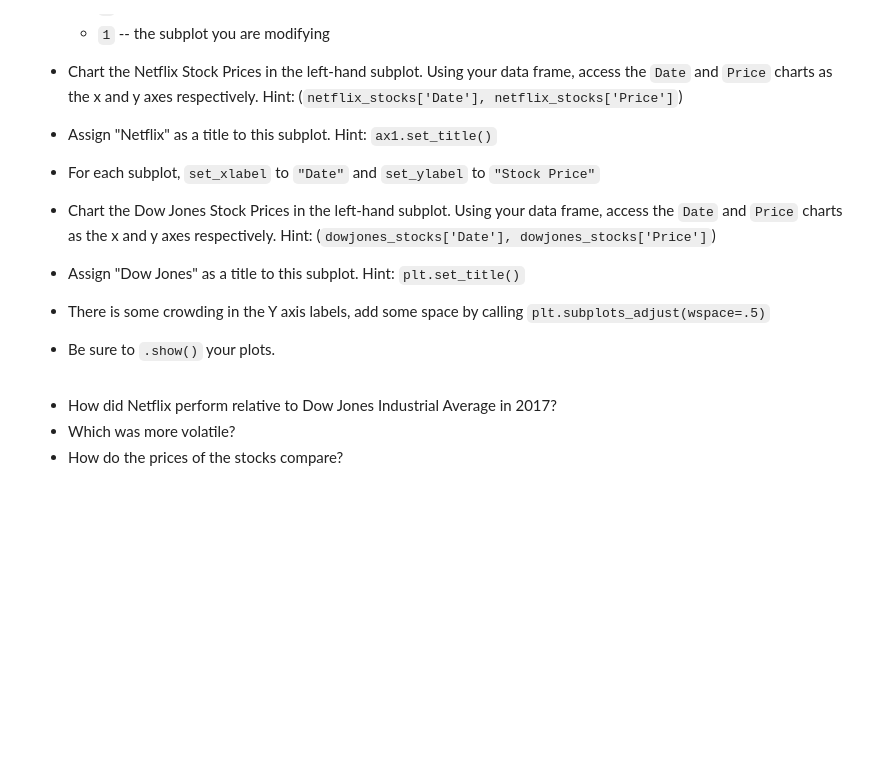
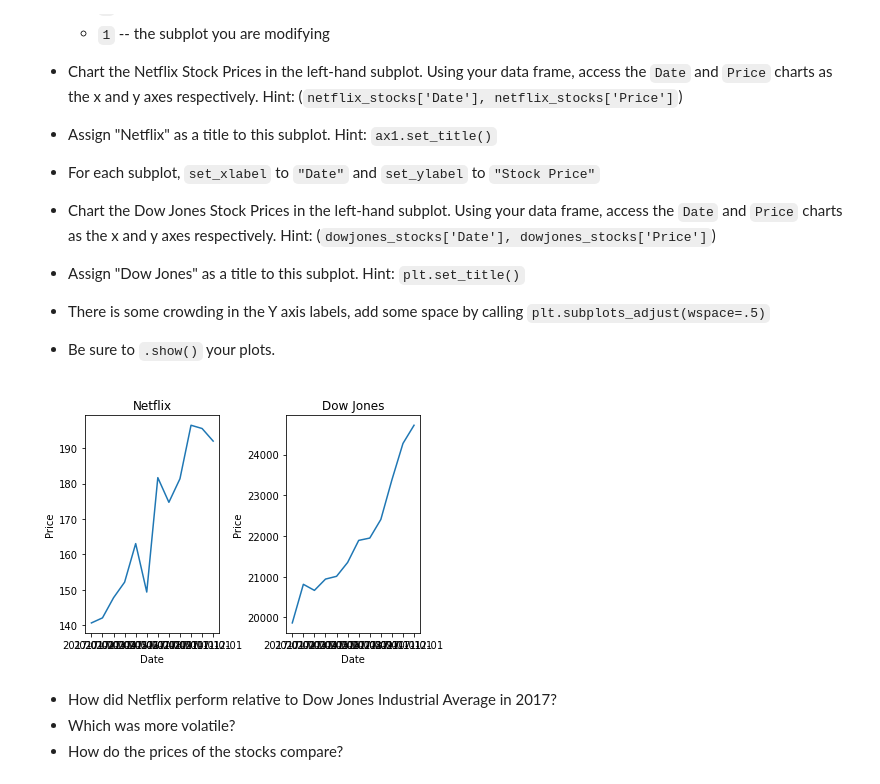
Before and after one commit to llcollett/codecademy-python, a Jupyter notebook: NetflixStocksCapstone/netflix_visualizations.ipynb, the cells around one changed output. Drawn from its saved outputs; the diff is of its cells as text; code cells hidden in the pictures; blank space fills up the shorter version.

Commit message:
finished netflix

```diff
--- a/NetflixStocksCapstone/netflix_visualizations.ipynb
+++ b/NetflixStocksCapstone/netflix_visualizations.ipynb
@@ -165,6 +165,7 @@ Do this for the Dow Jones and Netflix Quarterly pandas dataframes as well.
 Hint: Use [`.rename()`](https://pandas.pydata.org/pandas-docs/stable/generated/pandas.DataFrame.rename.html)).
 # %%
 netflix_stocks.rename(columns = {'Adj Close': 'Price'}, inplace = True)
+dowjones_stocks.rename(columns = {'Adj Close': 'Price'}, inplace = True)
 netflix_stocks_quarterly.rename(columns = {'Adj Close': 'Price'}, inplace = True)
 # %% [markdown]
 Run `netflix_stocks.head()` again to check your column name has changed.
@@ -353,13 +354,24 @@ Since `Price` which is the most relevant data is in the Y axis, let's map our su
 # %%
 # Left plot Netflix
 # ax1 = plt.subplot(total number rows, total number columns, index of subplot to modify)
-ax1 =
-
-
-
+ax1 = plt.subplot(1, 2, 1)
+ax1.plot(netflix_stocks['Date'], netflix_stocks['Price'])
+ax1.set_title("Netflix")
+ax1.set_xlabel("Date")
+ax1.set_ylabel("Price")
 
 # Right plot Dow Jones
 # ax2 = plt.subplot(total number rows, total number columns, index of subplot to modify)
+ax2 = plt.subplot(1, 2, 2)
+ax2.plot(dowjones_stocks['Date'], dowjones_stocks['Price'])
+ax2.set_title("Dow Jones")
+ax2.set_xlabel("Date")
+ax2.set_ylabel("Price")
+
+plt.subplots_adjust(wspace=.5)
+plt.show()
+# %% [output]
+[figure, added]
 # %% [markdown]
 - How did Netflix perform relative to Dow Jones Industrial Average in 2017?
 - Which was more volatile?
```
